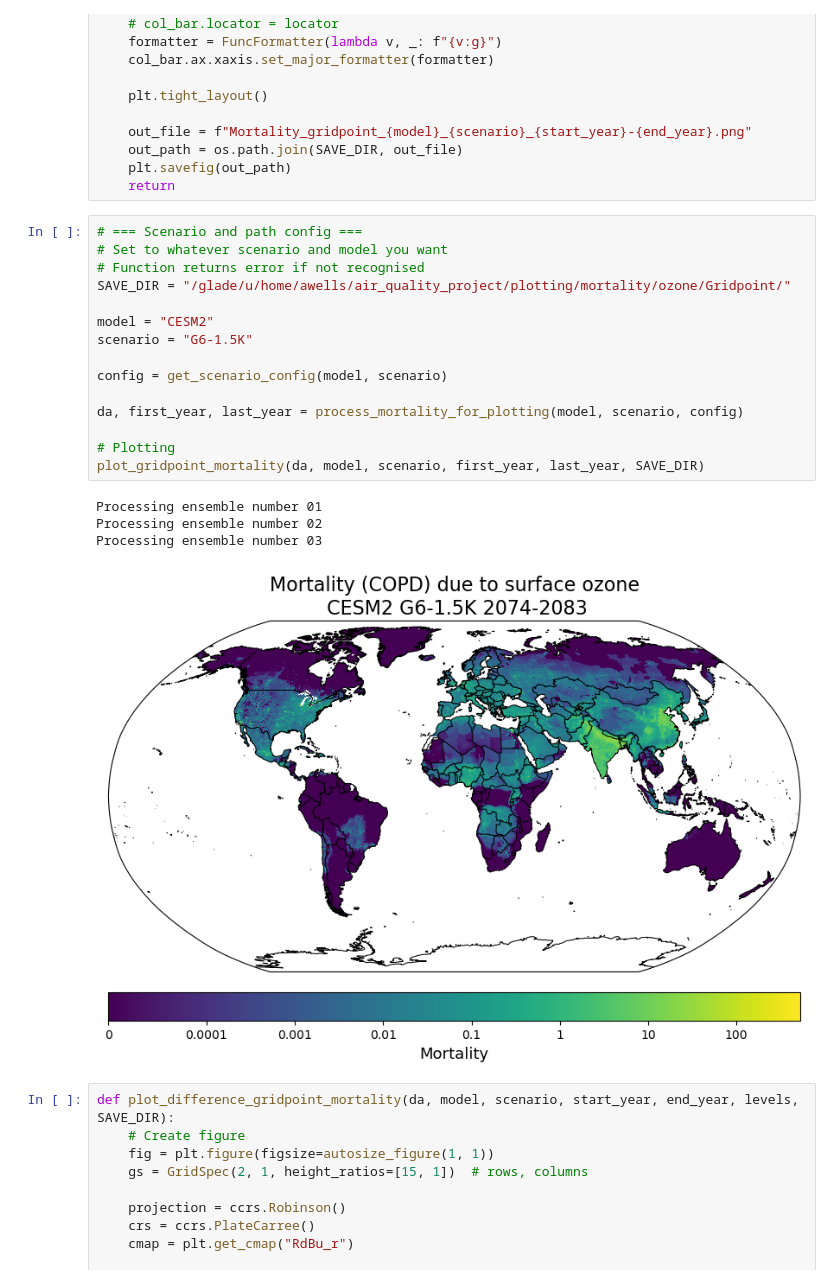
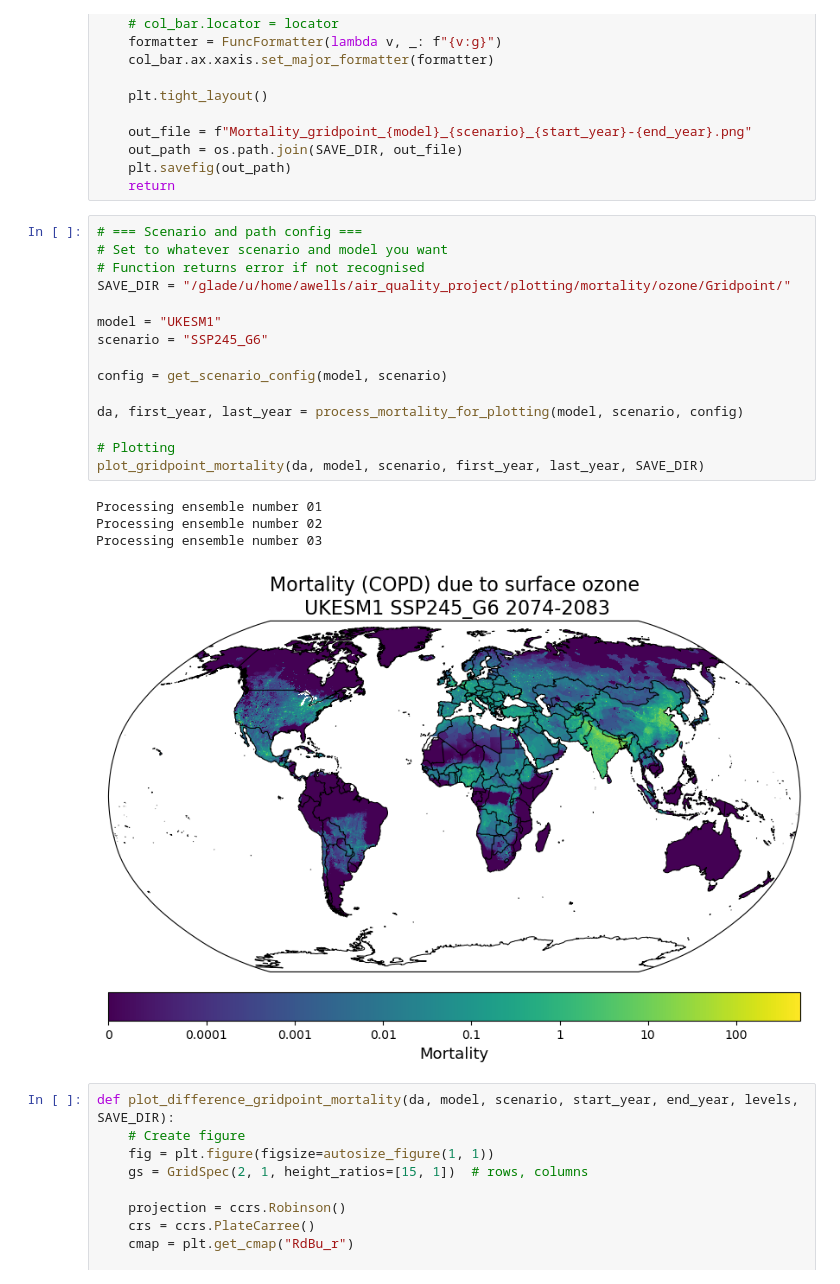
Before and after one commit to awells96/AQ_mortality_workflow, a Jupyter notebook: plotting/mortality/ozone/Gridpoint/Plot_gridpoint_mortality_map.ipynb, the cells around one changed output. Drawn from its saved outputs; the diff is of its cells as text.

```diff
--- a/plotting/mortality/ozone/Gridpoint/Plot_gridpoint_mortality_map.ipynb
+++ b/plotting/mortality/ozone/Gridpoint/Plot_gridpoint_mortality_map.ipynb
@@ -112,23 +112,23 @@ def plot_gridpoint_mortality(da, model, scenario, start_year, end_year, SAVE_DIR
 # %%
 # === Scenario and path config ===
 # Set to whatever scenario and model you want
 # Function returns error if not recognised
 SAVE_DIR = "/glade/u/home/awells/air_quality_project/plotting/mortality/ozone/Gridpoint/"
 
-model = "CESM2"
-scenario = "G6-1.5K"
+model = "UKESM1"
+scenario = "SSP245_G6"
 
 config = get_scenario_config(model, scenario)
 
 da, first_year, last_year = process_mortality_for_plotting(model, scenario, config)
 
 # Plotting
 plot_gridpoint_mortality(da, model, scenario, first_year, last_year, SAVE_DIR)
 # %% [output]
 Processing ensemble number 01
 Processing ensemble number 02
 Processing ensemble number 03
-[figure, old version]
+[figure, new version]
 # %%
 def plot_difference_gridpoint_mortality(da, model, scenario, start_year, end_year, levels, SAVE_DIR):
     # Create figure
```
Also changed, not shown: parts of 1 cell of this notebook, 24 other files.
